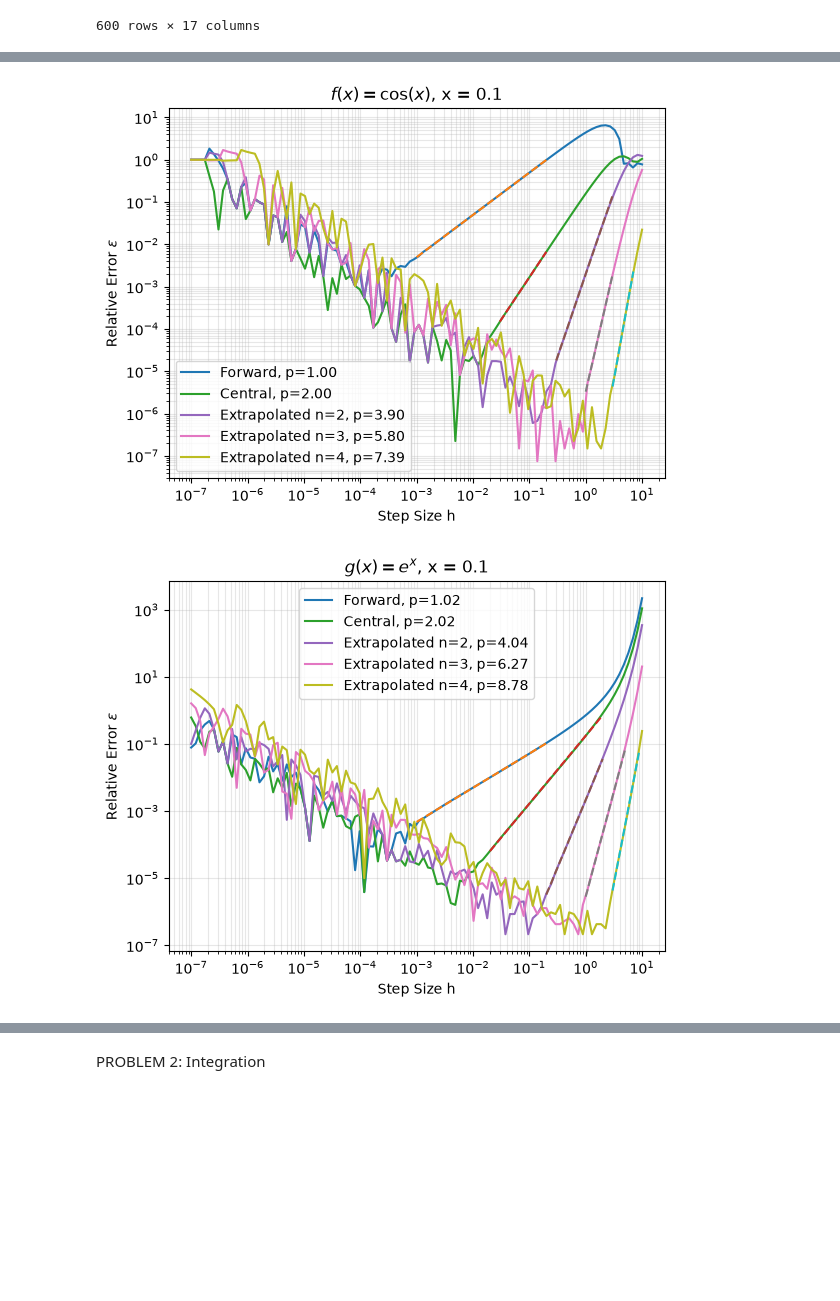
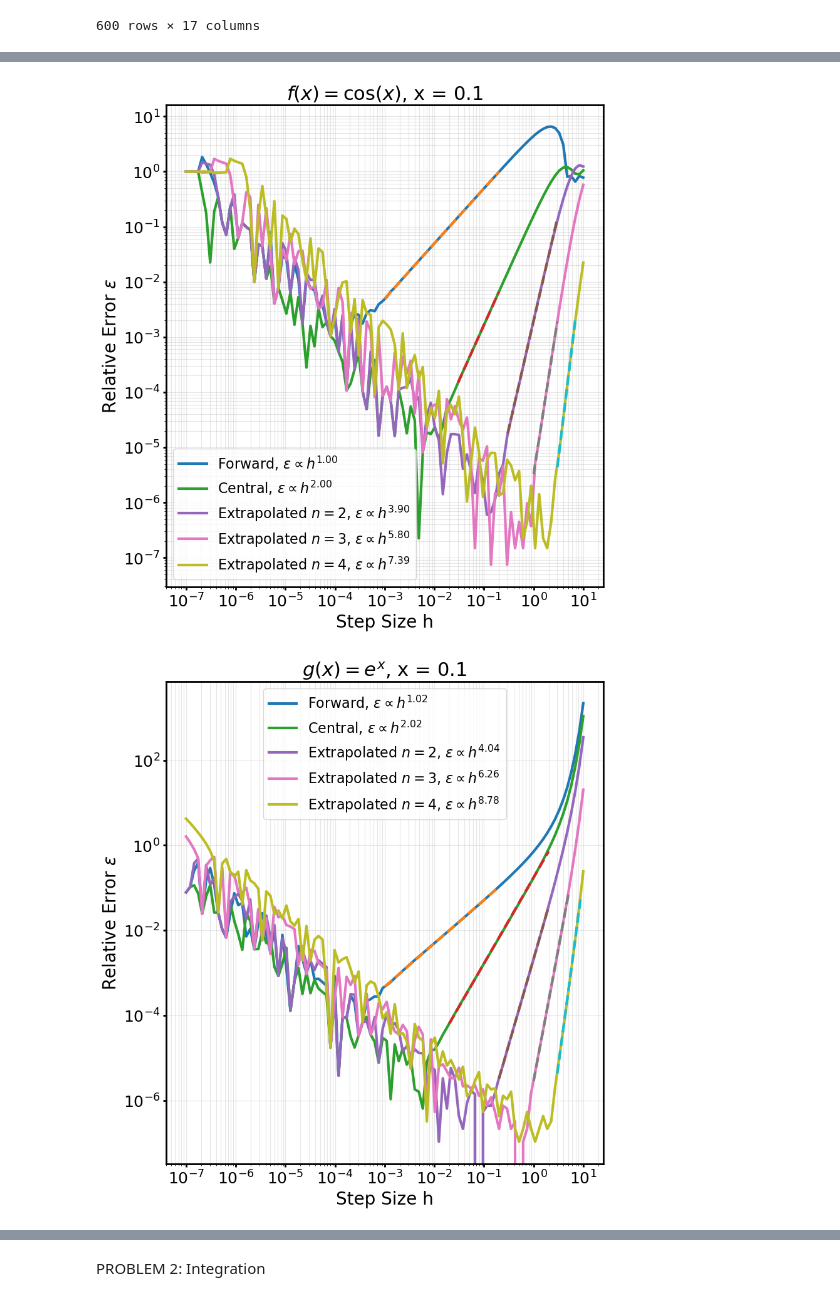
Before and after one commit to jpalmagomez/computational_physics_homework, a Jupyter notebook: Homework 1/solutions.ipynb, the cells around one changed output, grey strips where cells are left out. Saved outputs shown, nothing was run; the diff lists cells and outputs as text; code cells hidden in the pictures; blank space fills up the shorter version.

```diff
--- a/Homework 1/solutions.ipynb
+++ b/Homework 1/solutions.ipynb
@@ -5,6 +5,28 @@ import numpy as np
 import matplotlib.pyplot as plt
 import pandas as pd
 from scipy.interpolate import CubicSpline
+# %%
+from pathlib import Path
+
+base_dir = Path("solutions.ipynb").resolve().parent
+figures_dir = base_dir / "figures"
+figures_dir.mkdir(exist_ok="True")
+# %%
+from matplotlib.pyplot import rcParams
+
+rcParams.update({
+    "font.size": 18,
+    "axes.titlesize": 22,
+    "axes.labelsize": 20,
+    "axes.linewidth": 2,
+    "xtick.labelsize": 18,
+    "ytick.labelsize": 18,
+    "xtick.major.width": 2,
+    "ytick.major.width": 2,
+    "legend.fontsize": 16,
+    "lines.linewidth": 3,
+    "lines.markersize": 8
+})
 # %%
 # (a) differentiate using single precision forward-, central-, and extrapolated-difference algorithms
 
@@ -137,7 +159,7 @@ for x in x_list:
     df_base = df_x[df_x["n"] == 2] # as to avoid repetitive plotting of forward and central
 
     for func, label in [("f", r"$f(x)=\cos(x)$"), ("g", r"$g(x)=e^x$")]:
-
+        fig, ax = plt.subplots(figsize=(9,10))
         plt.loglog(df_base["h"], df_base[f"{func}_forward_error"], label="Forward")
         plt.loglog(df_base["h"], df_base[f"{func}_central_error"], label="Central")
 
@@ -151,6 +173,7 @@ for x in x_list:
         plt.title(f"{label}, x = {x}")
         plt.grid(True, which="both", alpha=0.3)
         plt.legend()
+        fig.savefig(figures_dir / f"differentiation_results_{x}_{func}.png")
         plt.show()
 
         print(f"\n{label}, x={x}")
@@ -274,7 +297,6 @@ fit_ranges = {
 }
 
 def scaling_fit(df, error_col, bounds):
-
     fit = df[(df["h"] >= bounds[0]) & (df["h"] <= bounds[1]) & np.isfinite(df[error_col]) & (df[error_col] > 0)]
     log_h = np.log10(fit["h"].astype(float))
     log_error = np.log10(fit[error_col].astype(float))
@@ -282,38 +304,40 @@ def scaling_fit(df, error_col, bounds):
     h_fit = np.logspace(np.log10(bounds[0]), np.log10(bounds[1]), 100)
     error_fit = 10**(p*np.log10(h_fit) + b)
     return p, h_fit, error_fit
 
 
 for x in x_list:
     df_x = results_df[results_df["x"] == x]
     df_base = df_x[df_x["n"] == 2]
     for func, label in [("f", r"$f(x)=\cos(x)$"), ("g", r"$g(x)=e^x$")]:
+        fig, ax = plt.subplots(figsize=(9,10))
         # forward
         bounds = fit_ranges[(func, x)]["forward"]
-        p, h_fit, error_fit = scaling_fit(df_base, f"{func}_forward_error",bounds)
-        plt.loglog(df_base["h"], df_base[f"{func}_forward_error"], label=f"Forward, p={p:.2f}")
+        p, h_fit, error_fit = scaling_fit(df_base, rf"{func}_forward_error",bounds)
+        plt.loglog(df_base["h"], df_base[rf"{func}_forward_error"], label=rf"Forward, $\epsilon \propto h^{{{p:.2f}}}$")
         plt.loglog(h_fit, error_fit, "--")
 
         # central
         bounds = fit_ranges[(func, x)]["central"]
-        p, h_fit, error_fit = scaling_fit(df_base, f"{func}_central_error", bounds)
-        plt.loglog(df_base["h"], df_base[f"{func}_central_error"], label=f"Central, p={p:.2f}")
+        p, h_fit, error_fit = scaling_fit(df_base, rf"{func}_central_error", bounds)
+        plt.loglog(df_base["h"], df_base[rf"{func}_central_error"], label=rf"Central, $\epsilon \propto h^{{{p:.2f}}}$")
         plt.loglog(h_fit, error_fit, "--")
 
         # Richardson
         for n in [2, 3, 4]:
             df_n = df_x[df_x["n"] == n]
             bounds = fit_ranges[(func, x)][n]
-            p, h_fit, error_fit = scaling_fit(df_n, f"{func}_extrapolated_error", bounds)
-            plt.loglog(df_n["h"], df_n[f"{func}_extrapolated_error"], label=f"Extrapolated n={n}, p={p:.2f}")
+            p, h_fit, error_fit = scaling_fit(df_n, rf"{func}_extrapolated_error", bounds)
+            plt.loglog(df_n["h"], df_n[rf"{func}_extrapolated_error"], label=rf"Extrapolated $n={n}$, $\epsilon \propto h^{{{p:.2f}}}$")
             plt.loglog(h_fit, error_fit, "--")
 
         plt.xlabel("Step Size h")
         plt.ylabel(r"Relative Error $\epsilon$")
         plt.title(f"{label}, x = {x}")
         plt.grid(True, which="both", alpha=0.3)
         plt.legend()
+        fig.savefig(figures_dir / f"differentiation_scaling_{x}_{func}.png")
         plt.show()
 # %% [output]
-[figure, old version]
+[figure, new version]
-[figure, old version]
+[figure, new version]
```
Also changed, not shown: parts of 14 cells of this notebook, 26 other files.
